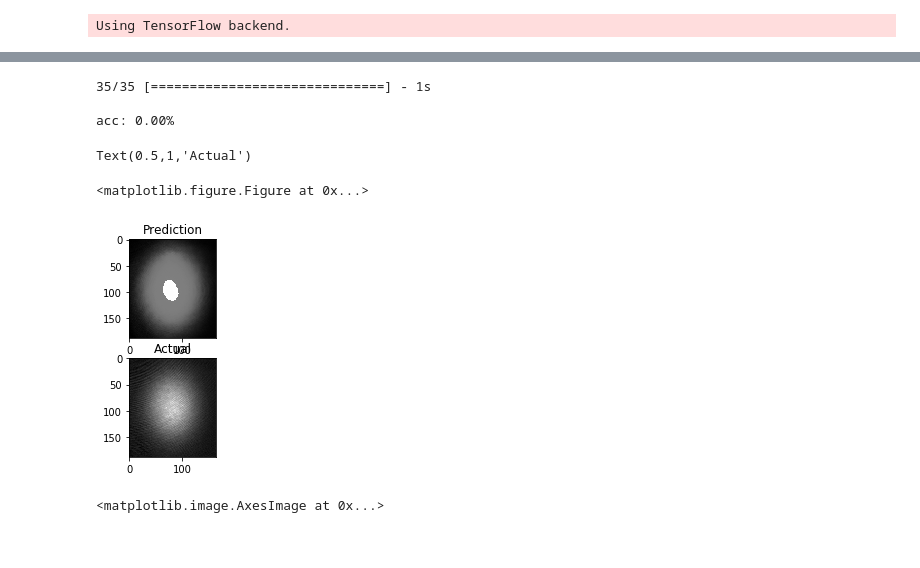
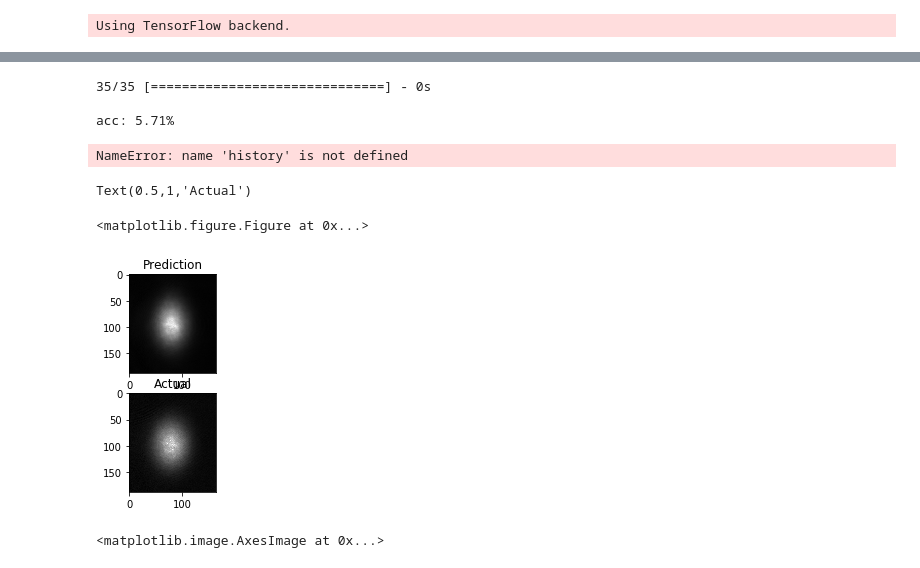
Before and after one commit to michaelhush/ReinforcedQuantum, a Jupyter notebook: keras_BEC_prototype.ipynb, the cells around one changed output, grey strips where cells are left out. Saved outputs shown, nothing was run; the diff lists cells and outputs as text; code cells hidden in the pictures.

Commit message:
first images

```diff
--- a/keras_BEC_prototype.ipynb
+++ b/keras_BEC_prototype.ipynb
@@ -50,7 +50,7 @@ dataset = np.concatenate((dataset1, dataset2), axis=0)
 X_train, X_test, Y_train, Y_test = train_test_split(parameters, dataset, test_size=0.1)
 # %%
 # create model
-def create_model(input_size, layer_sizes, residual=0, dropout=0, drop_rate=0.1):
+def create_model(input_size, layer_sizes, loss_function='mean_absolute_error', final_activation='linear', learning_rate=0.00001, residual=0, dropout=0, drop_rate=0.1):
     # This function creates and returns a model of a network based on the input parameters provided
     # input_size is the number of input parameters to the network
     # layer_size is an array with each number specifying the number of neurons in each successive layer
@@ -65,7 +65,8 @@ def create_model(input_size, layer_sizes, residual=0, dropout=0, drop_rate=0.1):
     x = BatchNormalization(input_shape=(input_size,))(inputs)
 
     # The first layer
-    x = Dense(layer_sizes[0], activation='relu')(x)
+    x = Dense(layer_sizes[0], activation='relu', kernel_initializer='TruncatedNormal',
+                bias_initializer='zeros')(x)
 
     #Then loop over the intermediate layers
     for layer in range(1,(num_layers-1)):
@@ -74,22 +75,23 @@ def create_model(input_size, layer_sizes, residual=0, dropout=0, drop_rate=0.1):
             #x = res_block(x, layer_sizes[layer])
             None
         else:
-            x = Dense(layer_sizes[layer], activation='relu')(x)
+            x = Dense(layer_sizes[layer], activation='relu', kernel_initializer='TruncatedNormal',
+                bias_initializer='zeros')(x)
             if dropout:
                 x = Dropout(drop_rate)(x)
 
     #Then add the final output layer
-    x = Dense(layer_sizes[num_layers-1], activation='sigmoid')(x)
+    x = Dense(layer_sizes[num_layers-1], activation=final_activation, kernel_initializer='TruncatedNormal',
+                bias_initializer='zeros')(x)
 
     #Convert into a model
     model = Model(inputs=inputs, outputs=x)
 
     #And compile the model
-    opt = Adam(lr=0.00001, beta_1=0.9, beta_2=0.999, epsilon=1e-08, decay=0.001)
-    model.compile(loss='mean_squared_error', optimizer=opt, metrics=['accuracy'])
+    opt = Adam(lr=learning_rate, beta_1=0.9, beta_2=0.999, epsilon=1e-08, decay=0.0)
+    model.compile(loss=loss_function, optimizer=opt, metrics=['accuracy'])
 
     return model
 # %%
-# Create the model, and then fit it
-model = create_model(input_size=6, layer_sizes=[6, 16, 32, 64, 128, 256, 512, 1000, 1000, 1000, 1000, 1000, 1000, 1000, 1000, 1000, 1000, 1000, 1000, 1000, 1000, 1000, 1000, 1000, 1000, 1000, 8048, 31020], dropout=0, drop_rate=0.1)
-model.fit(X_train, Y_train, epochs=10000)
+# Create the model
+model = create_model(input_size=6, layer_sizes=[6, 16, 32, 64, 128, 1024, 2048, 4096, 8192, 31020], dropout=0, drop_rate=0.1)
@@ -114,0 +98,10 @@ KeyboardInterrupt:
+# %%
+# Or load the model
+from keras.models import model_from_json
+json_file = open('C:\\Users\\Me\\Downloads\\BEC_data\\model3.json', 'r')
+loaded_model_json = json_file.read()
+json_file.close()
+#model = model_from_json(loaded_model_json)
+# load weights into new model
+model.load_weights("C:\\Users\\Me\\Downloads\\BEC_data\\model3.h5")
+print("Loaded model from disk")
@@ -114,0 +110,3 @@ KeyboardInterrupt:
+# %%
+# and then fit it
+history = model.fit(parameters, dataset, validation_split=0.1, epochs=10)
@@ -117,27 +121,48 @@ KeyboardInterrupt:
 scores = model.evaluate(X_test, Y_test)
 print("\n%s: %.2f%%" % (model.metrics_names[1], scores[1]*100))
 # %% [output]
-35/35 [==============================] - 1s
+35/35 [==============================] - 0s
 
-acc: 0.00%
+acc: 5.71%
+# %%
+# list all data in history
+print(history.history.keys())
+# summarize history for accuracy
+plt.plot(history.history['acc'])
+plt.plot(history.history['val_acc'])
+plt.title('model accuracy')
+plt.ylabel('accuracy')
+plt.xlabel('epoch')
+plt.legend(['train', 'test'], loc='upper left')
+plt.show()
+# summarize history for loss
+plt.plot(history.history['loss'])
+plt.plot(history.history['val_loss'])
+plt.title('model loss')
+plt.ylabel('loss')
+plt.xlabel('epoch')
+plt.legend(['train', 'test'], loc='upper left')
+plt.show()
+# %% [output]
+NameError: name 'history' is not defined
 # %%
 # calculate predictions
 predictions = model.predict(X_test)
 # round predictions (if needed)
 rounded = [round(x[0]) for x in predictions]
 # Display a predictd output next to the actual output
-im_pred = predictions[1,:].reshape(188,165)
-im_act = Y_test[1,:].reshape(188,165)
+im_pred = predictions[2,:].reshape(188,165)
+im_act = Y_test[2,:].reshape(188,165)
 plt.gray()
 f, axarr = plt.subplots(2, sharex=False)
 axarr[0].imshow(im_pred)
 axarr[0].set_title('Prediction')
 axarr[1].imshow(im_act)
 axarr[1].set_title('Actual')
 # %% [output]
 Text(0.5,1,'Actual')
 <matplotlib.figure.Figure at 0x...>
-[figure, old version]
+[figure, new version]
 # %%
 temp = dataset[100,:].reshape(188,165)
 imshow(temp)
```
Also changed, not shown: parts of 4 cells of this notebook, 5 other files.
